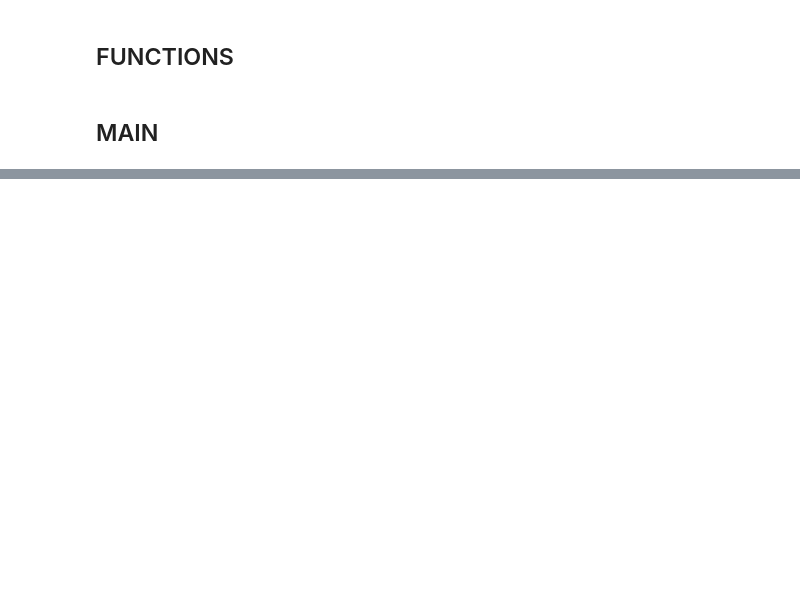
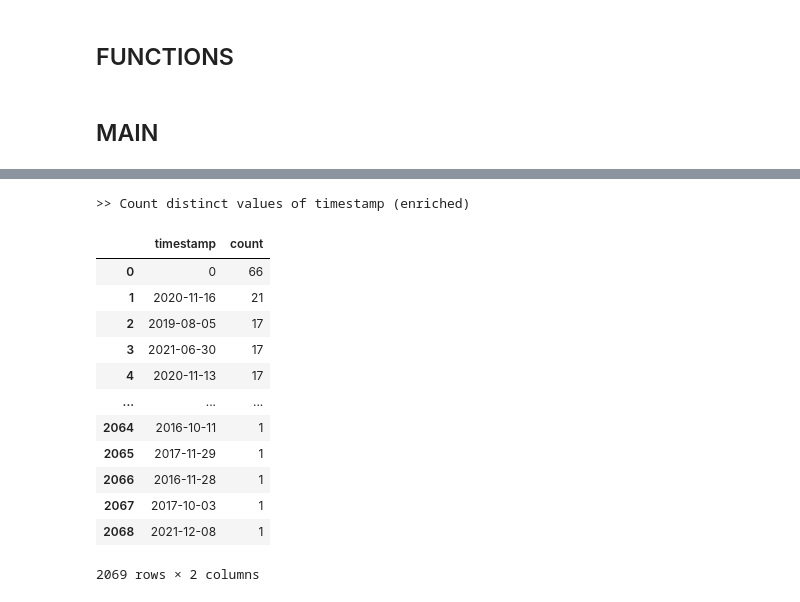
Before and after one commit to roberto-nai/TED-OD-LLM, a Jupyter notebook: 03_log_enrich.ipynb, the cells around one changed output, grey strips where cells are left out. Cells and saved outputs as stored; diff of their text form; code cells hidden in the pictures; blank space fills up the shorter version.

```diff
--- a/03_log_enrich.ipynb
+++ b/03_log_enrich.ipynb
@@ -259,0 +310,22 @@ df_event_log.head(5)
+# %%
+print(">> Count distinct values of timestamp (enriched)")
+event_time_dist = df_event_log_enriched['timestamp'].value_counts().reset_index()
+# %% [output]
+>> Count distinct values of timestamp (enriched)
+# %%
+# Check for missing timestamp (0)
+event_time_dist
+# %% [output]
+|  | timestamp | count |
+| 0 | 0 | 66 |
+| 1 | 2020-11-16 | 21 |
+| 2 | 2019-08-05 | 17 |
+| 3 | 2021-06-30 | 17 |
+| 4 | 2020-11-13 | 17 |
+| ... | ... | ... |
+| 2064 | 2016-10-11 | 1 |
+| 2065 | 2017-11-29 | 1 |
+| 2066 | 2016-11-28 | 1 |
+| 2067 | 2017-10-03 | 1 |
+| 2068 | 2021-12-08 | 1 |
+2069 rows × 2 columns
```
Also changed, not shown: parts of 26 cells of this notebook, 1 other file.
